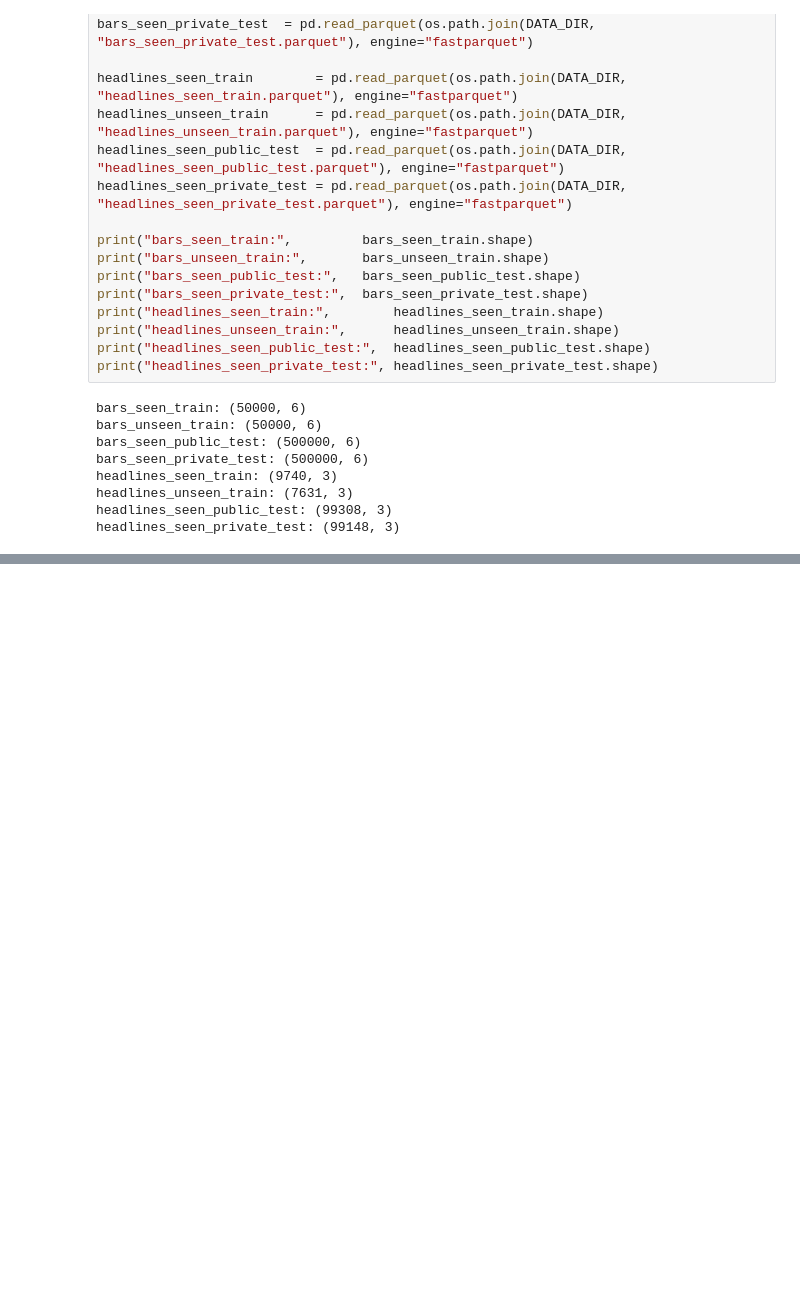
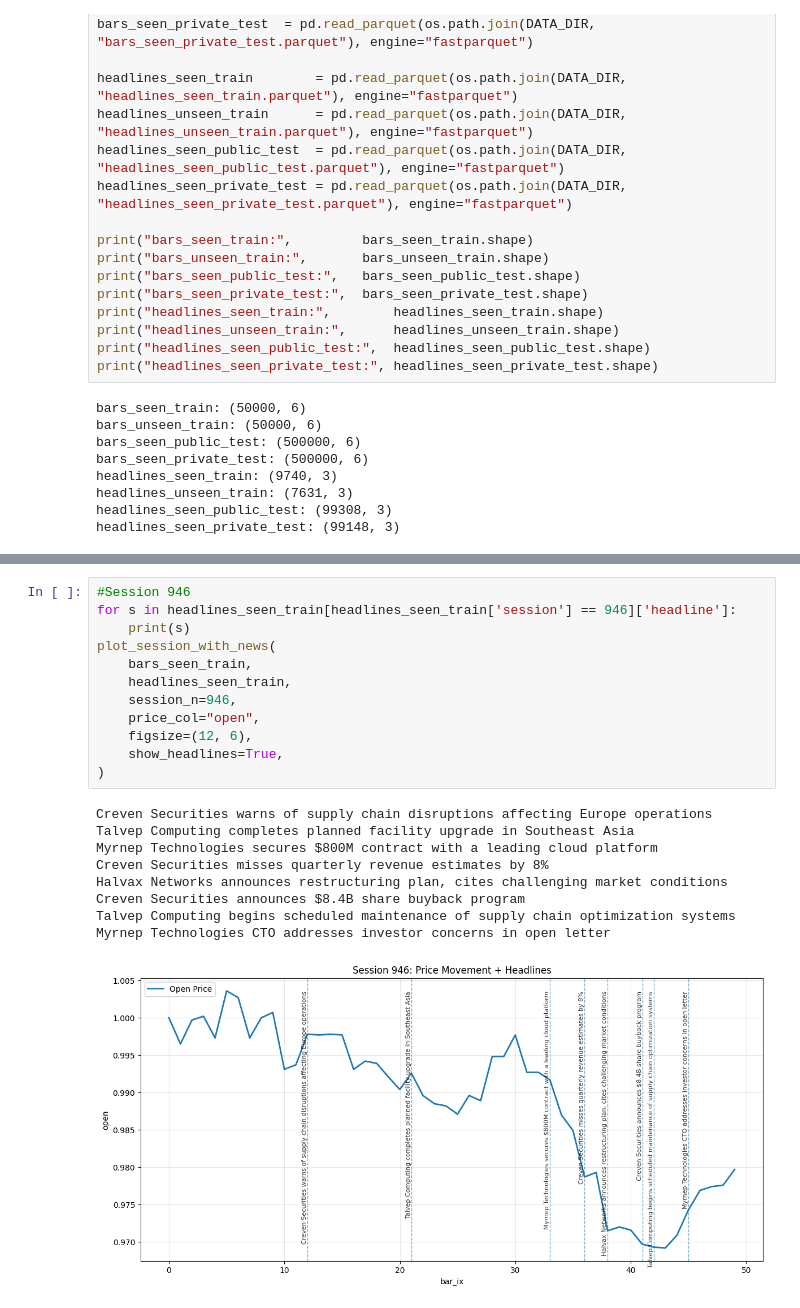
Before and after one commit to Sne4kers/hrt-datathon, a Jupyter notebook: igor/headlines_research.ipynb, the cells around one changed output, grey strips where cells are left out. Cells and saved outputs as stored; diff of their text form; blank space fills up the shorter version.

```diff
--- a/igor/headlines_research.ipynb
+++ b/igor/headlines_research.ipynb
@@ -46,0 +214,22 @@ sentiment.head()
+# %%
+#Session 946
+for s in headlines_seen_train[headlines_seen_train['session'] == 946]['headline']:
+    print(s)
+plot_session_with_news(
+    bars_seen_train,
+    headlines_seen_train,
+    session_n=946,
+    price_col="open",
+    figsize=(12, 6),
+    show_headlines=True,
+)
+# %% [output]
+Creven Securities warns of supply chain disruptions affecting Europe operations
+Talvep Computing completes planned facility upgrade in Southeast Asia
+Myrnep Technologies secures $800M contract with a leading cloud platform
+Creven Securities misses quarterly revenue estimates by 8%
+Halvax Networks announces restructuring plan, cites challenging market conditions
+Creven Securities announces $8.4B share buyback program
+Talvep Computing begins scheduled maintenance of supply chain optimization systems
+Myrnep Technologies CTO addresses investor concerns in open letter
+[figure, added]
```
Also changed, not shown: parts of 19 cells of this notebook, 14 other files.
